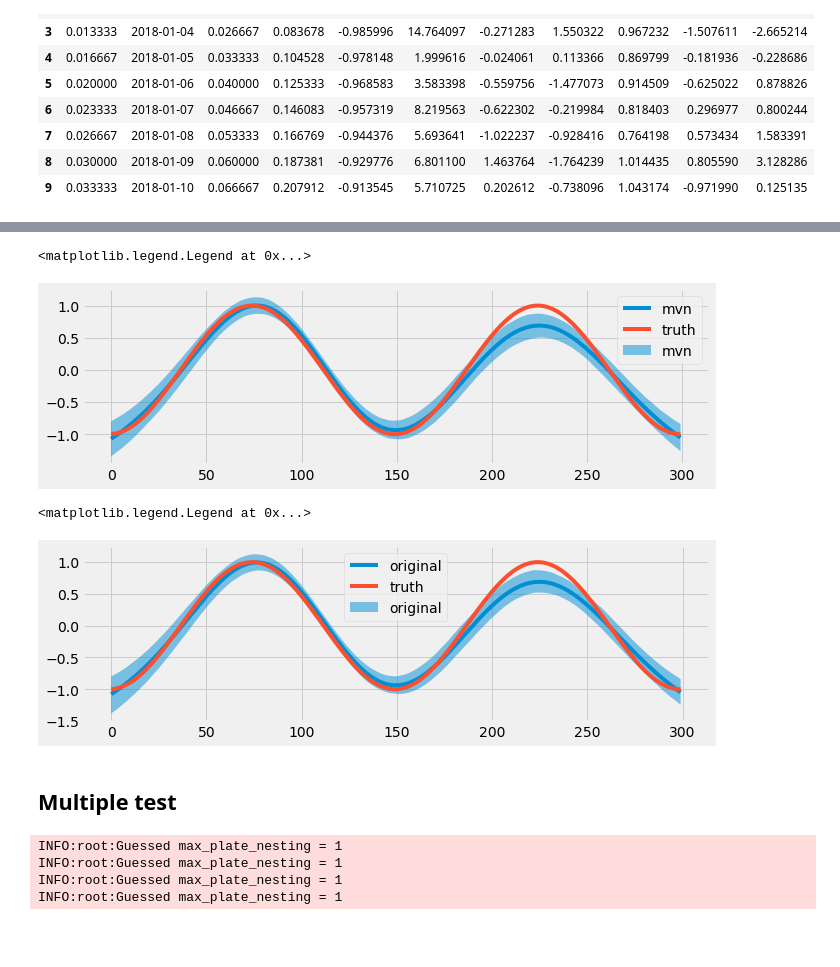
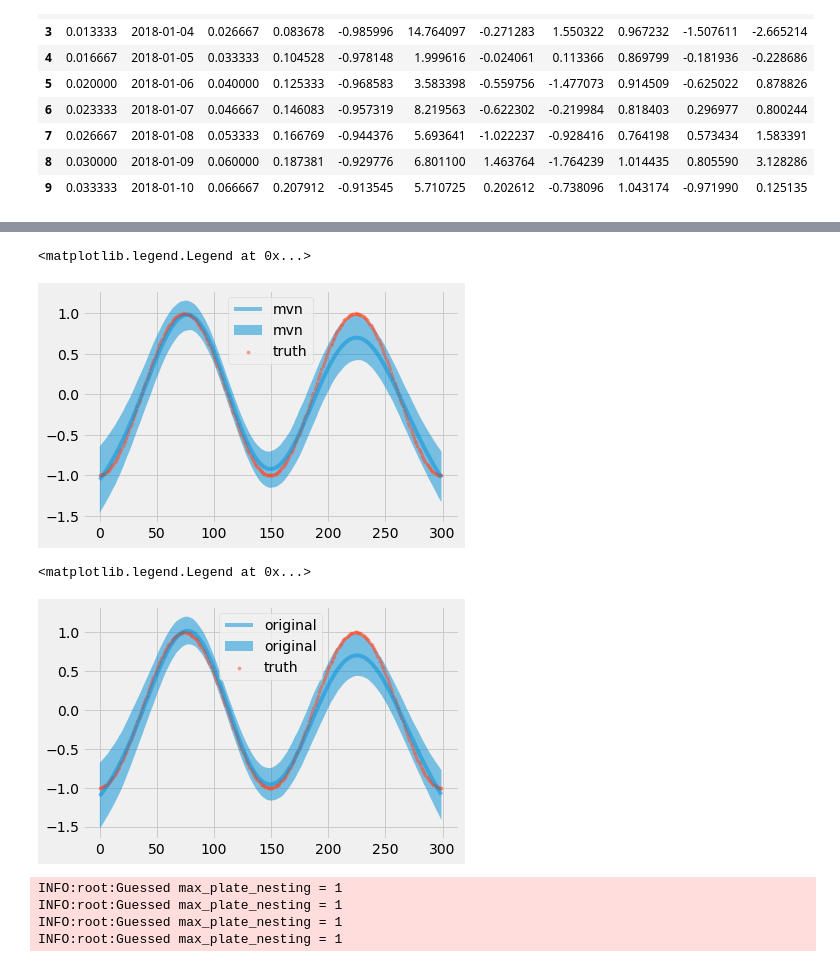
Before and after one commit to uber/orbit, a Jupyter notebook: examples/ktrx_simulation.ipynb, the cells around one changed output, grey strips where cells are left out. Saved outputs shown, nothing was run; the diff lists cells and outputs as text; code cells hidden in the pictures; blank space fills up the shorter version.

```diff
--- a/examples/ktrx_simulation.ipynb
+++ b/examples/ktrx_simulation.ipynb
@@ -129,10 +129,10 @@ ktrx1 = KTRXFull(
 
     regressor_col=regressor_col,
     regressor_knot_pooling_loc=[0] * len(regressor_col),
-    regressor_knot_pooling_scale=[1] * len(regressor_col),
-    regressor_knot_scale=[.2] * len(regressor_col),
+    regressor_knot_pooling_scale=[2.0] * len(regressor_col),
+    regressor_knot_scale=[2.0] * len(regressor_col),
 
-    span_coefficients=0.1,
+    span_coefficients=0.05,
     rho_coefficients=0.1,
     prediction_percentiles=[2.5, 97.5],
     seed=2020,
@@ -210,27 +210,23 @@ idx = 3
 # %%
 coef_mid, coef_lower, coef_upper  = ktrx1.get_regression_coefs(include_ci=True)
 x = np.arange(coef_mid.shape[0])
-plt.figure(figsize=(10, 3))
-plt.plot(x, coef_mid['x{}'.format(idx)], label='mvn')
+plt.plot(x, coef_mid['x{}'.format(idx)], label='mvn', alpha=0.5)
 plt.fill_between(x, coef_lower['x{}'.format(idx)], coef_upper['x{}'.format(idx)], label='mvn', alpha=0.5)
-plt.plot(data['beta{}'.format(idx)], label='truth')
+plt.scatter(x, data['beta{}'.format(idx)], label='truth', s=10, alpha=0.5)
 plt.legend()
 # %% [output]
 <matplotlib.legend.Legend at 0x...>
-[figure, old version]
+[figure, new version]
 # %%
 coef_mid, coef_lower, coef_upper  = ktrx2.get_regression_coefs(include_ci=True)
 x = np.arange(coef_mid.shape[0])
-plt.figure(figsize=(10, 3))
-plt.plot(x, coef_mid['x{}'.format(idx)], label='original')
+plt.plot(x, coef_mid['x{}'.format(idx)], label='original', alpha=0.5)
 plt.fill_between(x, coef_lower['x{}'.format(idx)], coef_upper['x{}'.format(idx)], label='original', alpha=0.5)
-plt.plot(data['beta{}'.format(idx)], label='truth')
+plt.scatter(x, data['beta{}'.format(idx)], label='truth', s=10, alpha=0.5)
 plt.legend()
 # %% [output]
 <matplotlib.legend.Legend at 0x...>
-[figure, old version]
+[figure, new version]
-# %% [markdown]
-## Multiple test
 # %%
 def multiple_test(N, n, sim_type):
     out = pd.DataFrame()
```
Also changed, not shown: parts of 10 cells of this notebook.
